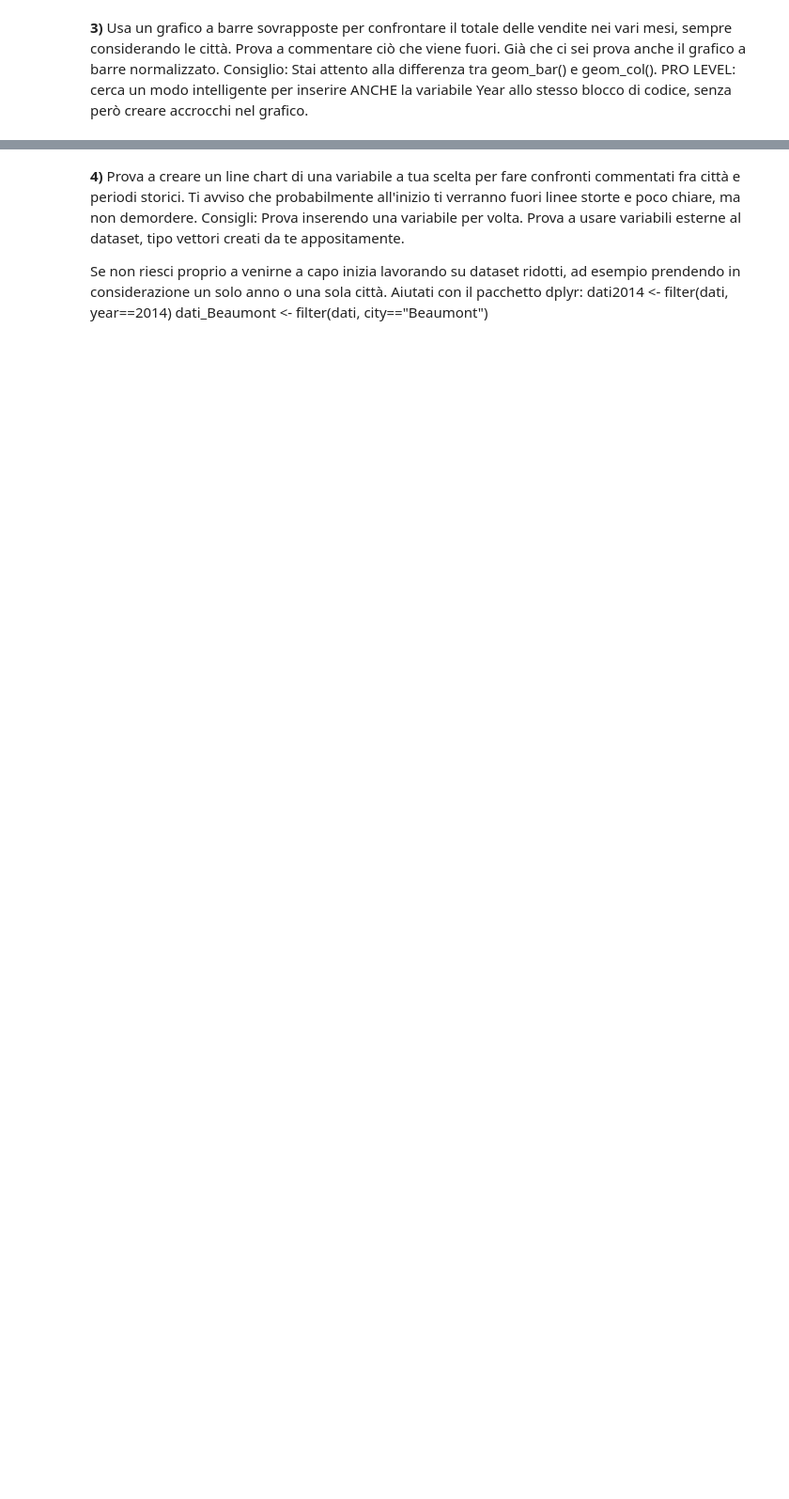
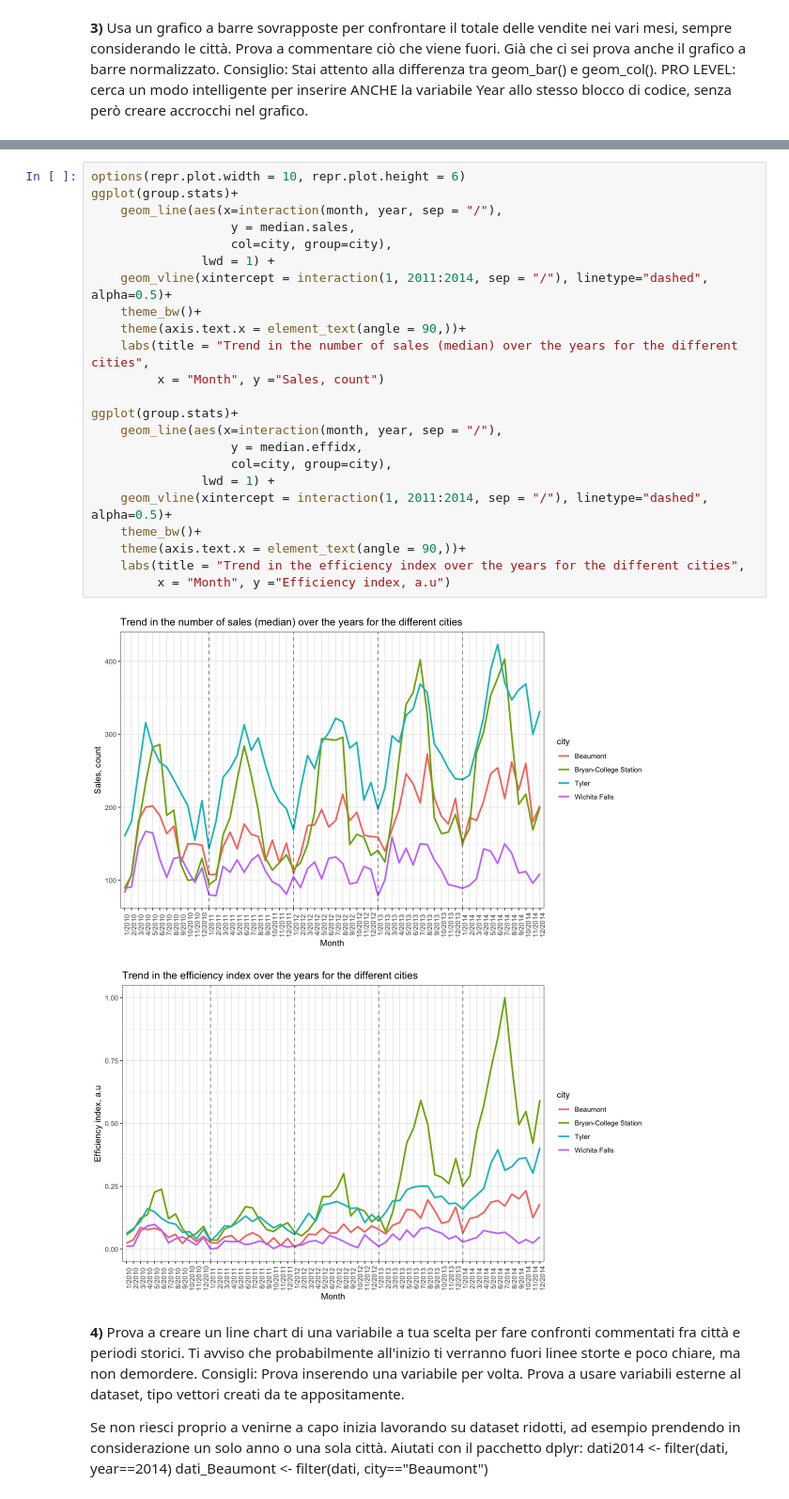
Before and after one commit to MarcoVando/statistica-descrittiva-per-datascience, a Jupyter notebook: progetto finale/prj_final.ipynb, the cells around one changed output, grey strips where cells are left out. Shown at 94% size. Drawn from its saved outputs; the diff is of its cells as text; blank space fills up the shorter version.

```diff
--- a/progetto finale/prj_final.ipynb
+++ b/progetto finale/prj_final.ipynb
@@ -563,3 +699,29 @@ Consiglio: Stai attento quando specifichi le variabili month e year tra le estet
+# %%
+options(repr.plot.width = 10, repr.plot.height = 6)
+ggplot(group.stats)+
+    geom_line(aes(x=interaction(month, year, sep = "/"),
+                   y = median.sales,
+                   col=city, group=city),
+               lwd = 1) +
+    geom_vline(xintercept = interaction(1, 2011:2014, sep = "/"), linetype="dashed", alpha=0.5)+
+    theme_bw()+
+    theme(axis.text.x = element_text(angle = 90,))+
+    labs(title = "Trend in the number of sales (median) over the years for the different cities",
+         x = "Month", y ="Sales, count")
+
+ggplot(group.stats)+
+    geom_line(aes(x=interaction(month, year, sep = "/"),
+                   y = median.effidx,
+                   col=city, group=city),
+               lwd = 1) +
+    geom_vline(xintercept = interaction(1, 2011:2014, sep = "/"), linetype="dashed", alpha=0.5)+
+    theme_bw()+
+    theme(axis.text.x = element_text(angle = 90,))+
+    labs(title = "Trend in the efficiency index over the years for the different cities",
+         x = "Month", y ="Efficiency index, a.u")
+# %% [output]
+[figure, added]
+[figure, added]
 # %% [markdown]
 **4)** Prova a creare un line chart di una variabile a tua scelta per fare confronti commentati fra città e periodi storici. Ti avviso che probabilmente all'inizio ti verranno fuori linee storte e poco chiare, ma non demordere. Consigli: Prova inserendo una variabile per volta. Prova a usare variabili esterne al dataset, tipo vettori creati da te appositamente.
 
```
Also changed, not shown: parts of 3 cells of this notebook.
